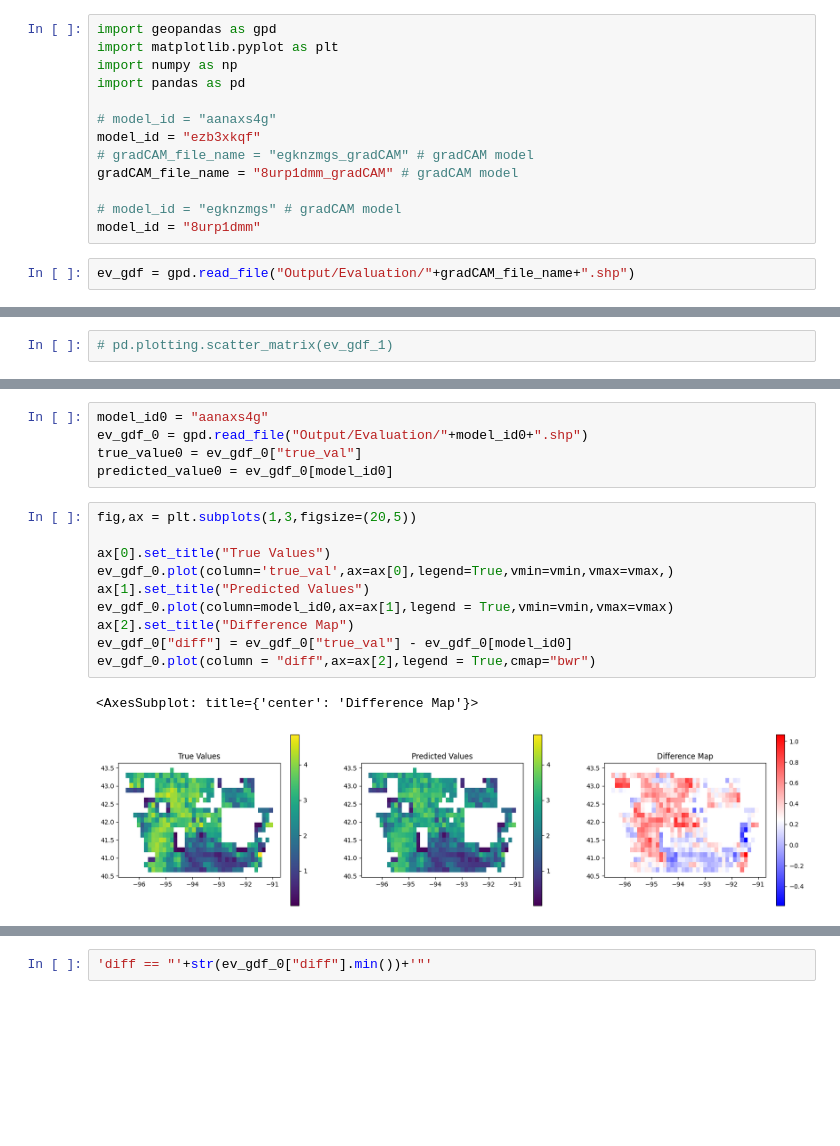
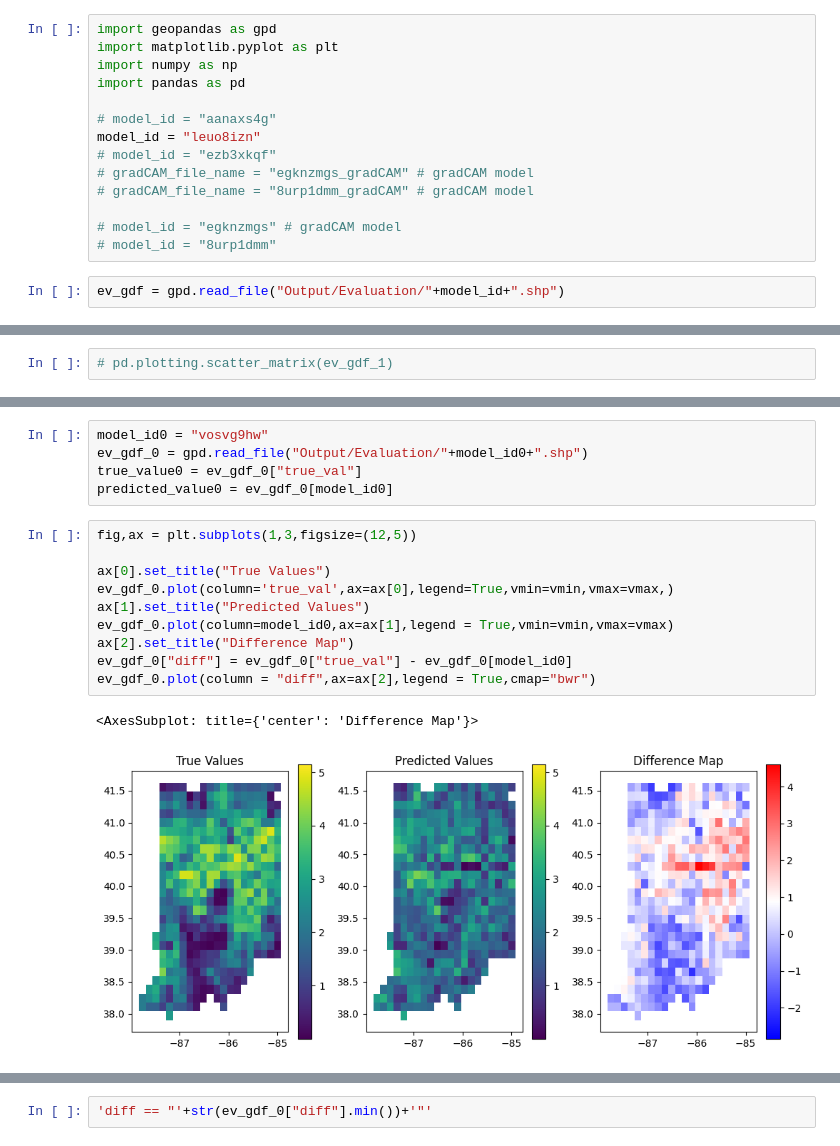
Before and after one commit to Arun-1997/Msc_Thesis, a Jupyter notebook: CNN_evaluate_analysis.ipynb, the cells around one changed output, grey strips where cells are left out. Saved outputs shown, nothing was run; the diff lists cells and outputs as text; blank space fills up the shorter version.

```diff
--- a/CNN_evaluate_analysis.ipynb
+++ b/CNN_evaluate_analysis.ipynb
@@ -5,14 +5,15 @@ import numpy as np
 import pandas as pd
 
 # model_id = "aanaxs4g"
-model_id = "ezb3xkqf"
+model_id = "leuo8izn"
+# model_id = "ezb3xkqf"
 # gradCAM_file_name = "egknzmgs_gradCAM" # gradCAM model
-gradCAM_file_name = "8urp1dmm_gradCAM" # gradCAM model
+# gradCAM_file_name = "8urp1dmm_gradCAM" # gradCAM model
 
 # model_id = "egknzmgs" # gradCAM model
-model_id = "8urp1dmm"
+# model_id = "8urp1dmm"
 # %%
-ev_gdf = gpd.read_file("Output/Evaluation/"+gradCAM_file_name+".shp")
+ev_gdf = gpd.read_file("Output/Evaluation/"+model_id+".shp")
 # %%
 ev_gdf.head()
 # %% [output]
@@ -96,21 +98,21 @@ plt.show()
 # %%
-model_id0 = "aanaxs4g"
+model_id0 = "vosvg9hw"
 ev_gdf_0 = gpd.read_file("Output/Evaluation/"+model_id0+".shp")
 true_value0 = ev_gdf_0["true_val"]
 predicted_value0 = ev_gdf_0[model_id0]
 # %%
-fig,ax = plt.subplots(1,3,figsize=(20,5))
+fig,ax = plt.subplots(1,3,figsize=(12,5))
 
 ax[0].set_title("True Values")
 ev_gdf_0.plot(column='true_val',ax=ax[0],legend=True,vmin=vmin,vmax=vmax,)
 ax[1].set_title("Predicted Values")
 ev_gdf_0.plot(column=model_id0,ax=ax[1],legend = True,vmin=vmin,vmax=vmax)
 ax[2].set_title("Difference Map")
 ev_gdf_0["diff"] = ev_gdf_0["true_val"] - ev_gdf_0[model_id0]
 ev_gdf_0.plot(column = "diff",ax=ax[2],legend = True,cmap="bwr")
 # %% [output]
 <AxesSubplot: title={'center': 'Difference Map'}>
-[figure, old version]
+[figure, new version]
 # %%
 fig,ax = plt.subplots(1,2,figsize=(12,4))
 ax[0].set_title("Difference Map (with Mask)")
```
Also changed, not shown: parts of 9 cells of this notebook, 4 other files.
